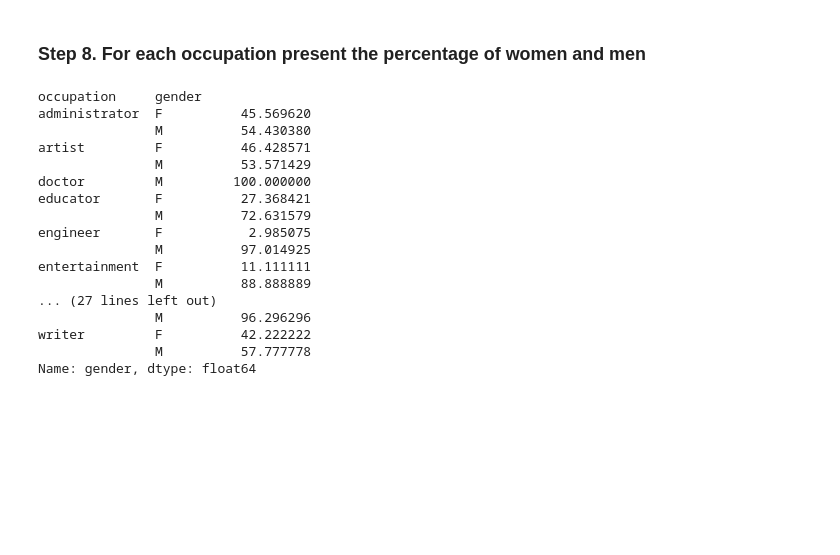
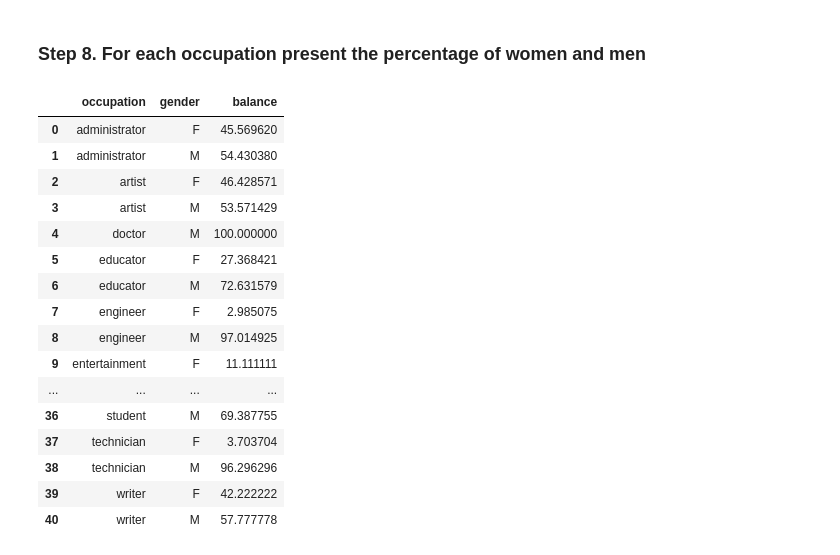
Before and after one commit to woldemarg/pandas_exercises, a Jupyter notebook: 03_Grouping/Occupation/my_Solutions.ipynb, the cells around one changed output. Saved outputs shown, nothing was run; the diff lists cells and outputs as text; code cells hidden in the pictures; blank space fills up the shorter version.

```diff
--- a/03_Grouping/Occupation/my_Solutions.ipynb
+++ b/03_Grouping/Occupation/my_Solutions.ipynb
@@ -123,24 +123,24 @@ users.groupby(["occupation", "gender"]).age.mean().reset_index()
 ### Step 8.  For each occupation present the percentage of women and men
 # %%
 gender_occup = users.groupby(["occupation", "gender"]).agg({"gender": "count"})
-occup_count = users.groupby("occupation").count()
-ans = gender_occup.div(occup_count, level="occupation") * 100
-ans.loc[:, "gender"]
+occup_count = users.groupby("occupation").agg("count")
+ans= gender_occup.div(occup_count, level="occupation") * 100
+ans.loc[:,"gender"].rename("balance").reset_index()
 # %% [output]
-occupation     gender
-administrator  F          45.569620
-               M          54.430380
-artist         F          46.428571
-               M          53.571429
-doctor         M         100.000000
-educator       F          27.368421
-               M          72.631579
-engineer       F           2.985075
-               M          97.014925
-entertainment  F          11.111111
-               M          88.888889
-... (27 lines left out)
-               M          96.296296
-writer         F          42.222222
-               M          57.777778
-Name: gender, dtype: float64
+|  | occupation | gender | balance |
+| 0 | administrator | F | 45.569620 |
+| 1 | administrator | M | 54.430380 |
+| 2 | artist | F | 46.428571 |
+| 3 | artist | M | 53.571429 |
+| 4 | doctor | M | 100.000000 |
+| 5 | educator | F | 27.368421 |
+| 6 | educator | M | 72.631579 |
+| 7 | engineer | F | 2.985075 |
+| 8 | engineer | M | 97.014925 |
+| 9 | entertainment | F | 11.111111 |
+| ... | ... | ... | ... |
+| 36 | student | M | 69.387755 |
+| 37 | technician | F | 3.703704 |
+| 38 | technician | M | 96.296296 |
+| 39 | writer | F | 42.222222 |
+| 40 | writer | M | 57.777778 |
```
